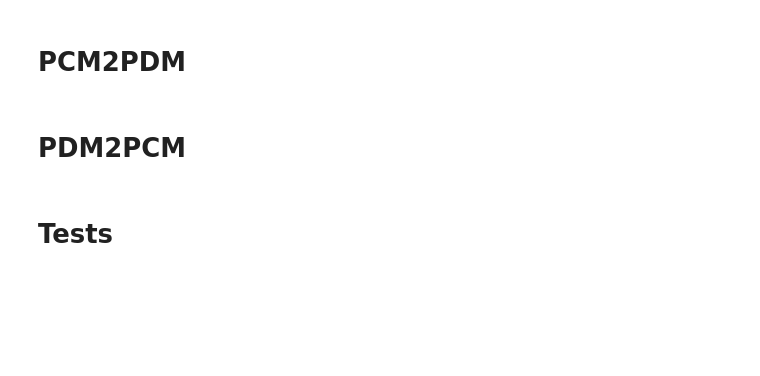
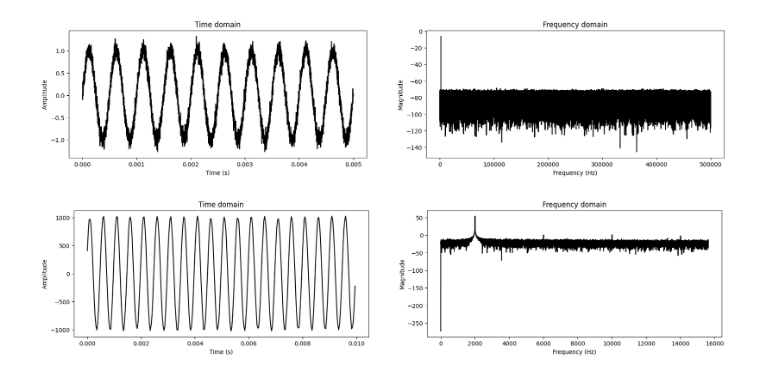
Before and after one commit to Lwao/mems2sd_esp32, a Jupyter notebook: python/PDMSignalProcessing/PCM2PDM2PCM.ipynb, the cells around one changed output. Drawn from its saved outputs; the diff is of its cells as text; code cells hidden in the pictures; blank space fills up the shorter version.

```diff
--- a/python/PDMSignalProcessing/PCM2PDM2PCM.ipynb
+++ b/python/PDMSignalProcessing/PCM2PDM2PCM.ipynb
@@ -8,2 +9,0 @@ import matplotlib.pyplot as plt
-# %% [markdown]
-# PCM2PDM
@@ -120,2 +9,0 @@ class PCM2PDM():
-# %% [markdown]
-# PDM2PCM
@@ -224,2 +10,16 @@ class PDM2PCM():
-# %% [markdown]
-# Tests
+# %%
+t_end = 1
+fs = int(1e6)
+os = 32
+
+t = np.arange(start=0, stop=t_end, step=1/fs)
+demo_data = np.sin(2*np.pi * 2000*t) + np.random.randn(len(t))/10
+
+pcm2pdm = PCM2PDM(demo_data, fs_pcm=fs, os=1)
+pdm2pcm = PDM2PCM(pcm2pdm.data_pdm, fs_pdm=fs, os=os, stages=2, delay=1)
+
+pcm2pdm.mag_plot(short=True)
+pdm2pcm.mag_plot(short=True)
+# %% [output]
+[figure, added]
+[figure, added]
```
Also changed, not shown: parts of 9 cells of this notebook, 18 other files.
